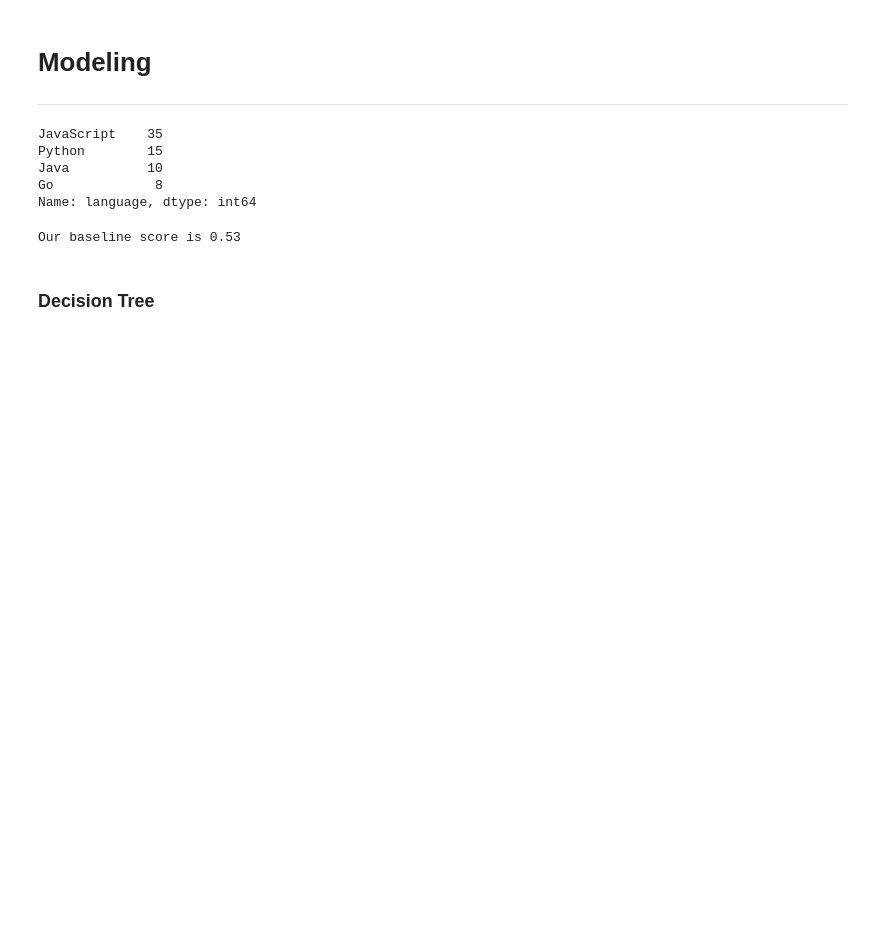
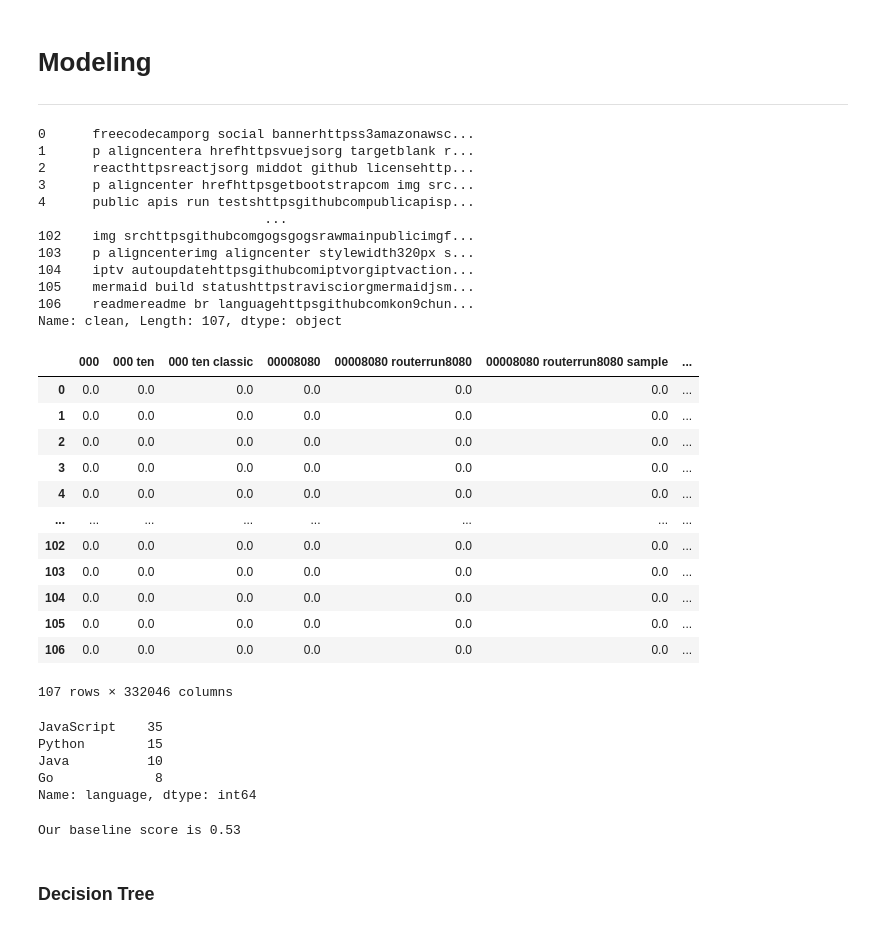
Before and after one commit to Vu-Luna-McCrosky-NLP-Project/NLP_Project_Predicting_Readme_s, a Jupyter notebook: final_nlp.ipynb, the cells around one changed output. Saved outputs shown, nothing was run; the diff lists cells and outputs as text; code cells hidden in the pictures; blank space fills up the shorter version.

```diff
--- a/final_nlp.ipynb
+++ b/final_nlp.ipynb
@@ -600,6 +613,35 @@ y = df.language
 #insert X_validate, and y_validate
 X_train_validate, X_test, y_train_validate, y_test = train_test_split(X, y, test_size=.2, random_state=12, stratify = y)
 X_train, X_validate, y_train, y_validate = train_test_split(X_train_validate, y_train_validate, test_size=.2, random_state=12, stratify= y_train_validate)
+# %%
+pprint(df.clean)
+pd.DataFrame(X.todense(), columns=tfidf.get_feature_names())
+# %% [output]
+0      freecodecamporg social bannerhttpss3amazonawsc...
+1      p aligncentera hrefhttpsvuejsorg targetblank r...
+2      reacthttpsreactjsorg middot github licensehttp...
+3      p aligncenter hrefhttpsgetbootstrapcom img src...
+4      public apis run testshttpsgithubcompublicapisp...
+                             ...
+102    img srchttpsgithubcomgogsgogsrawmainpublicimgf...
+103    p aligncenterimg aligncenter stylewidth320px s...
+104    iptv autoupdatehttpsgithubcomiptvorgiptvaction...
+105    mermaid build statushttpstravisciorgmermaidjsm...
+106    readmereadme br languagehttpsgithubcomkon9chun...
+Name: clean, Length: 107, dtype: object
+|  | 000 | 000 ten | 000 ten classic | 00008080 | 00008080 routerrun8080 | 00008080 routerrun8080 sample | ... |
+| 0 | 0.0 | 0.0 | 0.0 | 0.0 | 0.0 | 0.0 | ... |
+| 1 | 0.0 | 0.0 | 0.0 | 0.0 | 0.0 | 0.0 | ... |
+| 2 | 0.0 | 0.0 | 0.0 | 0.0 | 0.0 | 0.0 | ... |
+| 3 | 0.0 | 0.0 | 0.0 | 0.0 | 0.0 | 0.0 | ... |
+| 4 | 0.0 | 0.0 | 0.0 | 0.0 | 0.0 | 0.0 | ... |
+| ... | ... | ... | ... | ... | ... | ... | ... |
+| 102 | 0.0 | 0.0 | 0.0 | 0.0 | 0.0 | 0.0 | ... |
+| 103 | 0.0 | 0.0 | 0.0 | 0.0 | 0.0 | 0.0 | ... |
+| 104 | 0.0 | 0.0 | 0.0 | 0.0 | 0.0 | 0.0 | ... |
+| 105 | 0.0 | 0.0 | 0.0 | 0.0 | 0.0 | 0.0 | ... |
+| 106 | 0.0 | 0.0 | 0.0 | 0.0 | 0.0 | 0.0 | ... |
+107 rows × 332046 columns
 # %%
 #use most common programming language as baseline
 y_train.value_counts()
```
Also changed, not shown: parts of 48 cells of this notebook.
